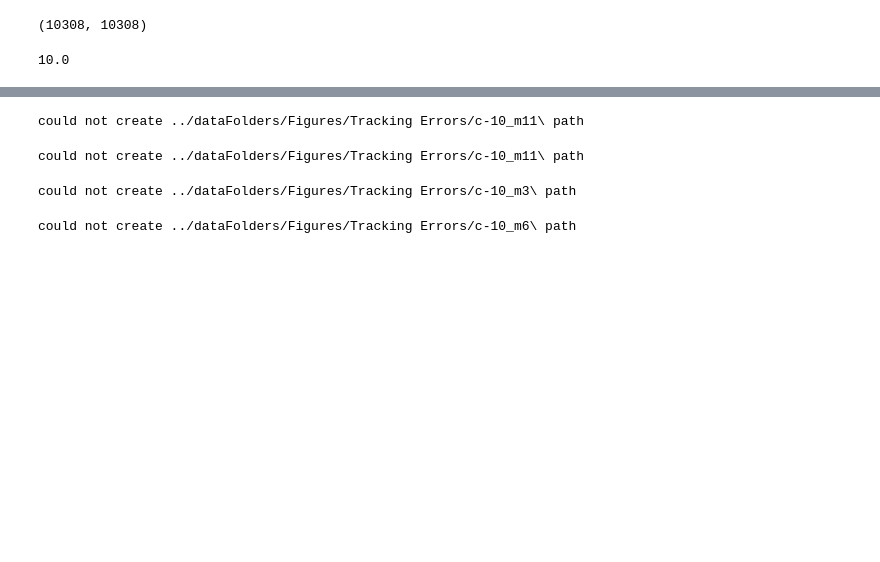
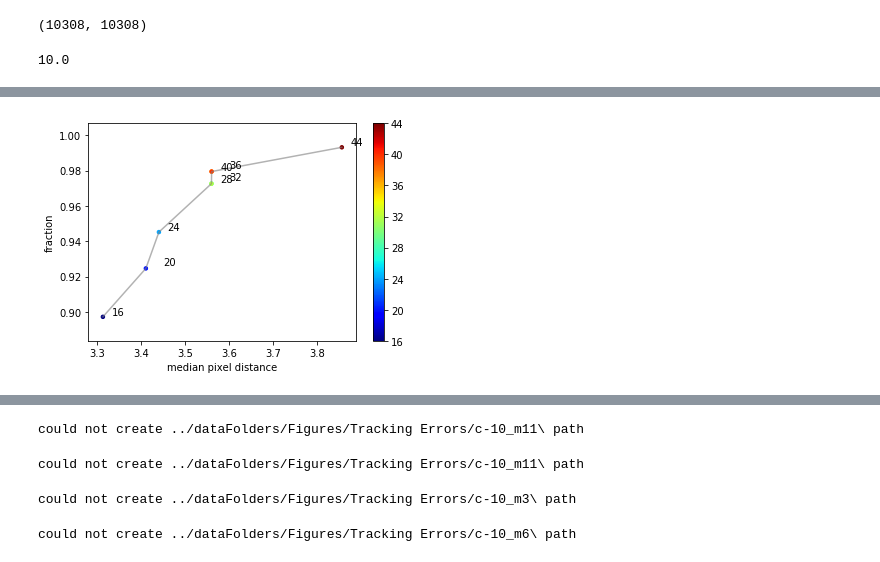
Before and after one commit to TanviDeora/ProboscisTracking, a Jupyter notebook: DLC annotation Errors/CalculateTrackingErrors-Pixel errors in successive frames.ipynb, the cells around one changed output, grey strips where cells are left out. Drawn from its saved outputs; the diff is of its cells as text; code cells hidden in the pictures; blank space fills up the shorter version.

```diff
--- a/DLC annotation Errors/CalculateTrackingErrors-Pixel errors in successive frames.ipynb
+++ b/DLC annotation Errors/CalculateTrackingErrors-Pixel errors in successive frames.ipynb
@@ -274,0 +358,22 @@ ax[1].axvline(x = 36, color = 'brown')
+# %%
+fraction = []
+median_error = []
+for pixel_dist in thresh:
+    subset = dlc_error[dlc_error < pixel_dist]
+    median_rmse = np.median(subset)
+    frac = len(subset)/len(dlc_error)
+    fraction.append(frac)
+    median_error.append(median_rmse)
+# %%
+plt.scatter(median_error,fraction, s=12, c = thresh, cmap = plt.cm.get_cmap('jet'))
+plt.plot(median_error, fraction, '-', alpha = 0.6, color = 'grey')
+cbar = plt.colorbar(ticks = thresh)
+plt.ylabel('fraction')
+plt.xlabel('median pixel distance')
+for i, t in enumerate(thresh):
+    jitter = np.random.randint(1,4, size = 1)[0]
+    plt.annotate(t, (median_error[i] + jitter/50, fraction[i] + jitter/1000))
+
+plt.savefig('../dataFolders/Figures/Tracking Errors/ParetoFront.png')
+# %% [output]
+[figure, added]
```
Also changed, not shown: parts of 14 cells of this notebook, 5 other files.
